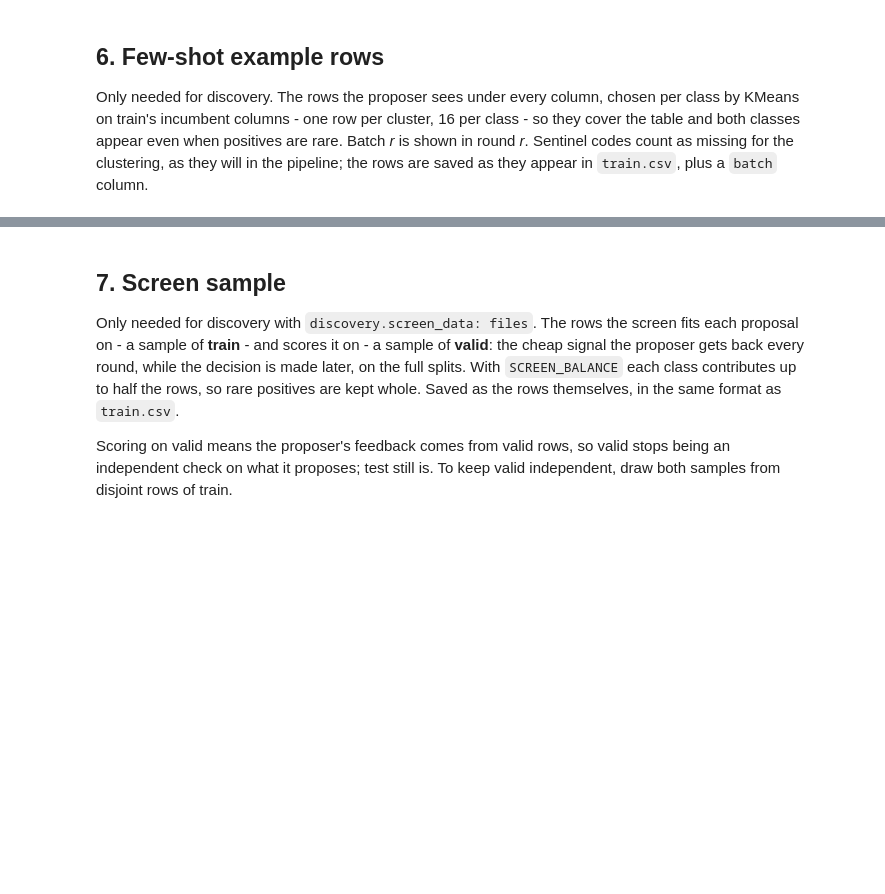
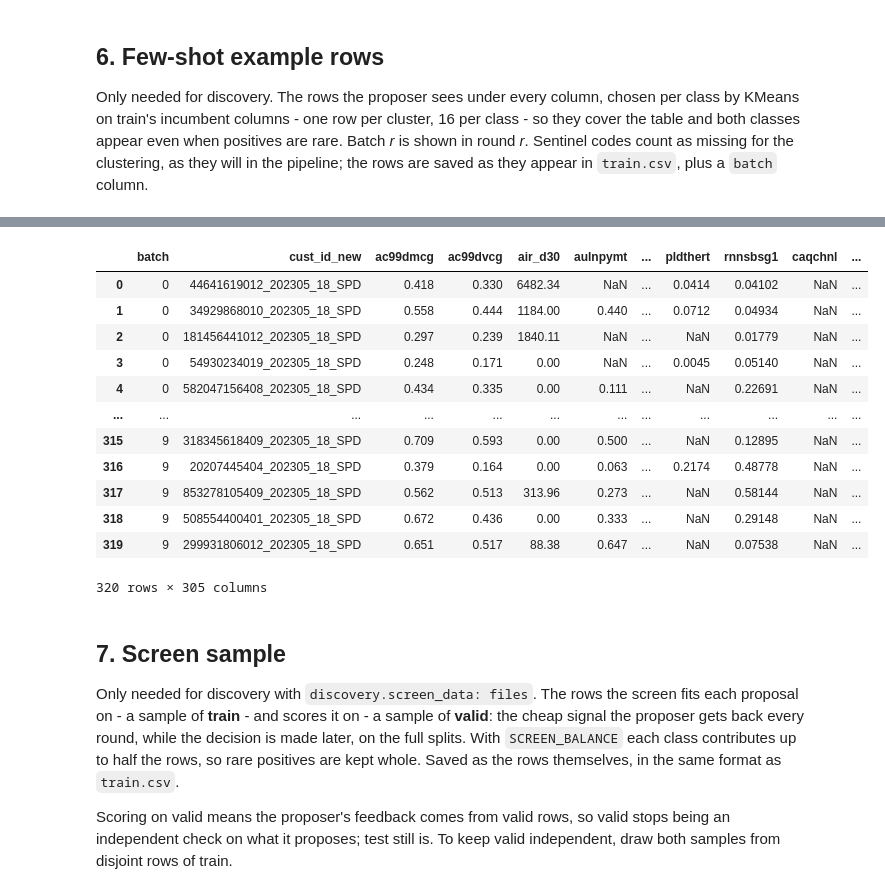
Before and after one commit to Michellemingxuan/autofe, a Jupyter notebook: data/cdss_us_sbs/prepare.ipynb, the cells around one changed output, grey strips where cells are left out. Saved outputs shown, nothing was run; the diff lists cells and outputs as text; code cells hidden in the pictures; blank space fills up the shorter version.

```diff
--- a/data/cdss_us_sbs/prepare.ipynb
+++ b/data/cdss_us_sbs/prepare.ipynb
@@ -149,14 +303,12 @@ for name, path in written.items():
 
 Only needed for discovery. The rows the proposer sees under every column, chosen per class by KMeans on train's incumbent columns - one row per cluster, 16 per class - so they cover the table and both classes appear even when positives are rare. Batch *r* is shown in round *r*. Sentinel codes count as missing for the clustering, as they will in the pipeline; the rows are saved as they appear in `train.csv`, plus a `batch` column.
 # %%
-continuous = cfg.discovery.continuous_columns
-categorical = ([c for c in base if c not in set(continuous)] if continuous is not None
-               else [c for c in cfg.discovery.categorical_columns if c in base])
+categorical = [c for c in cfg.discovery.categorical_columns if c in base]
 
 clean = frames["train"].copy()
 if cfg.data.missing_values:
     clean[base] = clean[base].replace(list(cfg.data.missing_values), np.nan)
-batches = build_shot_batches(clean, target, columns=base, categorical=categorical,
+batches = shots.build_shot_batches_fast(clean, target, columns=base, categorical=categorical,
                              shots=SHOTS, batches=SHOT_BATCHES, seed=SEED)
 # Saved as the raw rows - train.csv's own format, sentinels included - plus batch.
 raw = frames["train"].set_index(id_cols[0], drop=False)
@@ -171,3 +328,23 @@ few_shot.groupby("batch")[target].agg(rows="size", positives="sum").T
+# %%
+# import inspect
+
+# print(inspect.signature(build_shot_batches_fast))
+# print(inspect.getfile(build_shot_batches_fast))
+few_shot
+# %% [output]
+|  | batch | cust_id_new | ac99dmcg | ac99dvcg | air_d30 | aulnpymt | ... | pldthert | rnnsbsg1 | caqchnl | ... |
+| 0 | 0 | 44641619012_202305_18_SPD | 0.418 | 0.330 | 6482.34 | NaN | ... | 0.0414 | 0.04102 | NaN | ... |
+| 1 | 0 | 34929868010_202305_18_SPD | 0.558 | 0.444 | 1184.00 | 0.440 | ... | 0.0712 | 0.04934 | NaN | ... |
+| 2 | 0 | 181456441012_202305_18_SPD | 0.297 | 0.239 | 1840.11 | NaN | ... | NaN | 0.01779 | NaN | ... |
+| 3 | 0 | 54930234019_202305_18_SPD | 0.248 | 0.171 | 0.00 | NaN | ... | 0.0045 | 0.05140 | NaN | ... |
+| 4 | 0 | 582047156408_202305_18_SPD | 0.434 | 0.335 | 0.00 | 0.111 | ... | NaN | 0.22691 | NaN | ... |
+| ... | ... | ... | ... | ... | ... | ... | ... | ... | ... | ... | ... |
+| 315 | 9 | 318345618409_202305_18_SPD | 0.709 | 0.593 | 0.00 | 0.500 | ... | NaN | 0.12895 | NaN | ... |
+| 316 | 9 | 20207445404_202305_18_SPD | 0.379 | 0.164 | 0.00 | 0.063 | ... | 0.2174 | 0.48778 | NaN | ... |
+| 317 | 9 | 853278105409_202305_18_SPD | 0.562 | 0.513 | 313.96 | 0.273 | ... | NaN | 0.58144 | NaN | ... |
+| 318 | 9 | 508554400401_202305_18_SPD | 0.672 | 0.436 | 0.00 | 0.333 | ... | NaN | 0.29148 | NaN | ... |
+| 319 | 9 | 299931806012_202305_18_SPD | 0.651 | 0.517 | 88.38 | 0.647 | ... | NaN | 0.07538 | NaN | ... |
+320 rows × 305 columns
 # %% [markdown]
 ## 7. Screen sample
 
```
Also changed, not shown: parts of 12 cells of this notebook, 25 other files.
